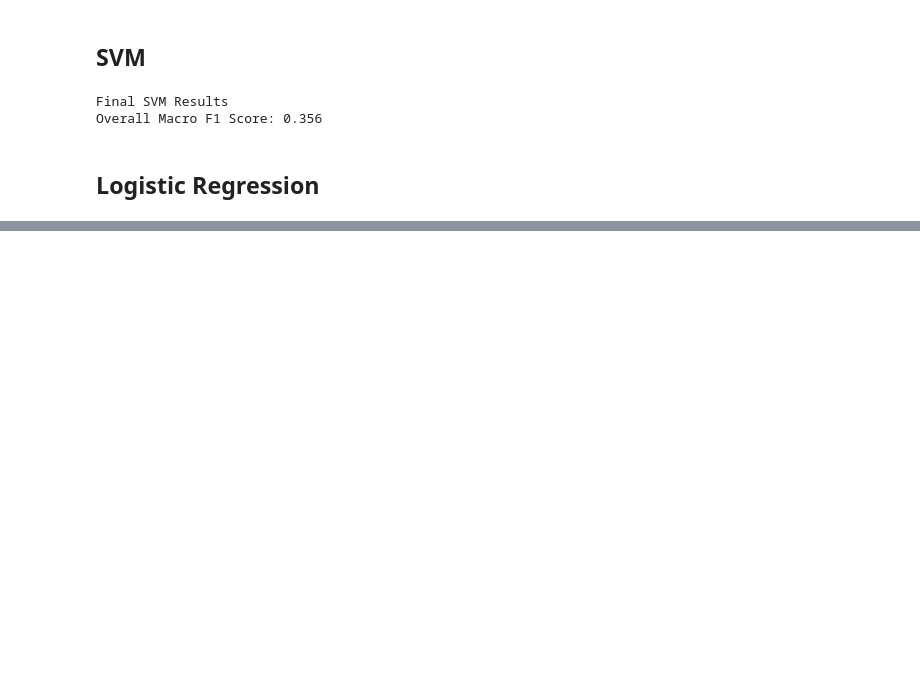
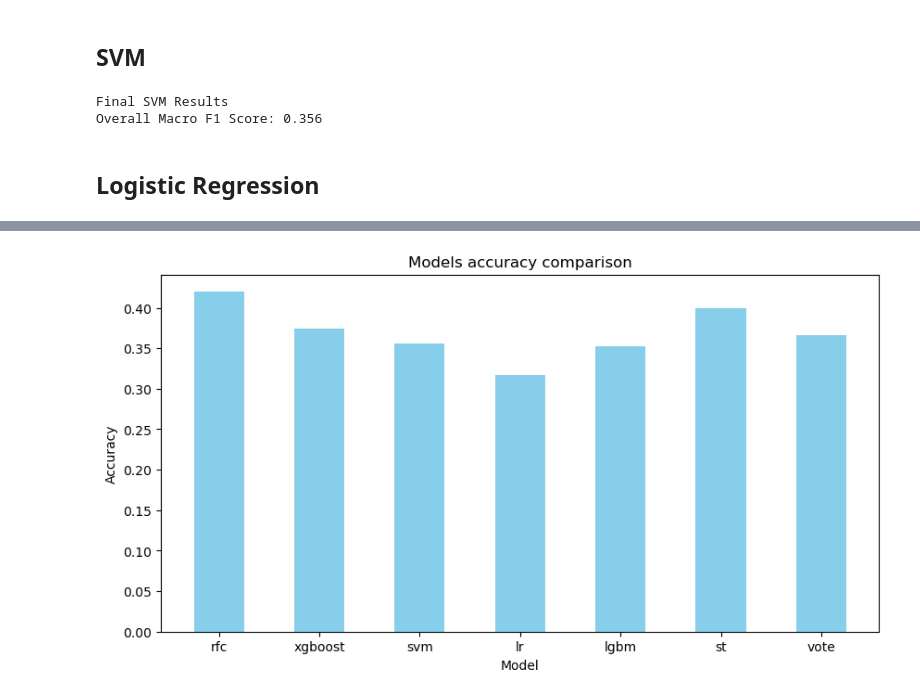
Before and after one commit to bohrges/DAA, a Jupyter notebook: models.ipynb, the cells around one changed output, grey strips where cells are left out. Saved outputs shown, nothing was run; the diff lists cells and outputs as text; code cells hidden in the pictures; blank space fills up the shorter version.

Commit message:
added stacking & voting models (ensemble models)

```diff
--- a/models.ipynb
+++ b/models.ipynb
@@ -236,6 +246,7 @@ for fold, (train_idx, val_idx) in enumerate(skf.split(
 
 # Calculating final score
 f1_macro = f1_score(y.loc[non_oversampled_indices], predictions, average='macro')
+results['xgboost']= f1_macro
 
 print('\nFinal XGBoost Classifier')
 print(f'Overall Macro F1 Score: {f1_macro:.3f}')
@@ -282,9 +293,6 @@ complete_dataset('xgboost', xgbc)
 ## SVM
 # %%
 # --- SVM MODEL ---
-from sklearn.svm import SVC
-from sklearn.preprocessing import StandardScaler
-from sklearn.pipeline import make_pipeline
 
 # Defining the hyperparameter distributions
 param_distributions = {
@@ -359,6 +367,7 @@ for fold, (train_idx, val_idx) in enumerate(custom_splits):
 
 # Calculating final scores
 final_f1_macro = f1_score(y.loc[non_oversampled_indices], predictions, average='macro')
+results['svm']= final_f1_macro
 
 print('\nFinal SVM Results')
 print(f'Overall Macro F1 Score: {final_f1_macro:.3f}')
@@ -372,12 +381,6 @@ complete_dataset('svm', svm)
 ## Logistic Regression
 # %%
 # --- LOGISTIC REGRESSION ---
-from sklearn.linear_model import LogisticRegression
-from sklearn.preprocessing import StandardScaler
-from sklearn.pipeline import make_pipeline
-from sklearn.metrics import classification_report, confusion_matrix
-from sklearn.model_selection import RandomizedSearchCV
-import numpy as np
 
 # Optional: Add hyperparameter tuning
 param_distributions = {
@@ -456,6 +459,7 @@ for fold, (train_idx, val_idx) in enumerate(custom_splits):
 
 # Calculating final scores
 final_f1_macro = f1_score(y.loc[non_oversampled_indices], predictions, average='macro')
+results['lr']= final_f1_macro
 
 print('\nFinal Logistic Regression Results')
 print(f'Overall Macro F1 Score: {final_f1_macro:.3f}')
@@ -463,11 +470,6 @@ print(f'Overall Macro F1 Score: {final_f1_macro:.3f}')
 # Complete the dataset
 complete_dataset('logreg', log_reg)
 # %%
-import lightgbm as lgb
-from sklearn.metrics import classification_report, confusion_matrix
-import numpy as np
-from sklearn.model_selection import RandomizedSearchCV, StratifiedKFold
-
 # Optional: Add hyperparameter tuning
 param_distributions = {
     'n_estimators': [100, 200, 500],
@@ -555,9 +557,10 @@ for fold, (train_idx, val_idx) in enumerate(custom_splits):
 
 # Calculating final scores
 final_f1_macro = f1_score(y.loc[non_oversampled_indices], predictions, average='macro')
+results['lgbm']= final_f1_macro
 
 print('\nFinal LightGBM Results')
 print(f'Overall Macro F1 Score: {final_f1_macro:.3f}')
 
 print('\nConfusion Matrix:')
-print(confusion_matrix(y, predictions))
+print(confusion_matrix(y.loc[non_oversampled_indices], predictions))
@@ -566,0 +730,15 @@ complete_dataset('lightgbm', lgbm)
+# %%
+fig = plt.figure(figsize = (10, 5))
+
+mod = results.keys()
+acc = results.values()
+
+plt.bar(mod, acc, color='skyblue', width = 0.5)
+
+plt.xlabel("Model")
+plt.ylabel("Accuracy")
+plt.title("Models accuracy comparison")
+
+plt.show()
+# %% [output]
+[figure, added]
```
Also changed, not shown: parts of 14 cells of this notebook, 5 other files.
